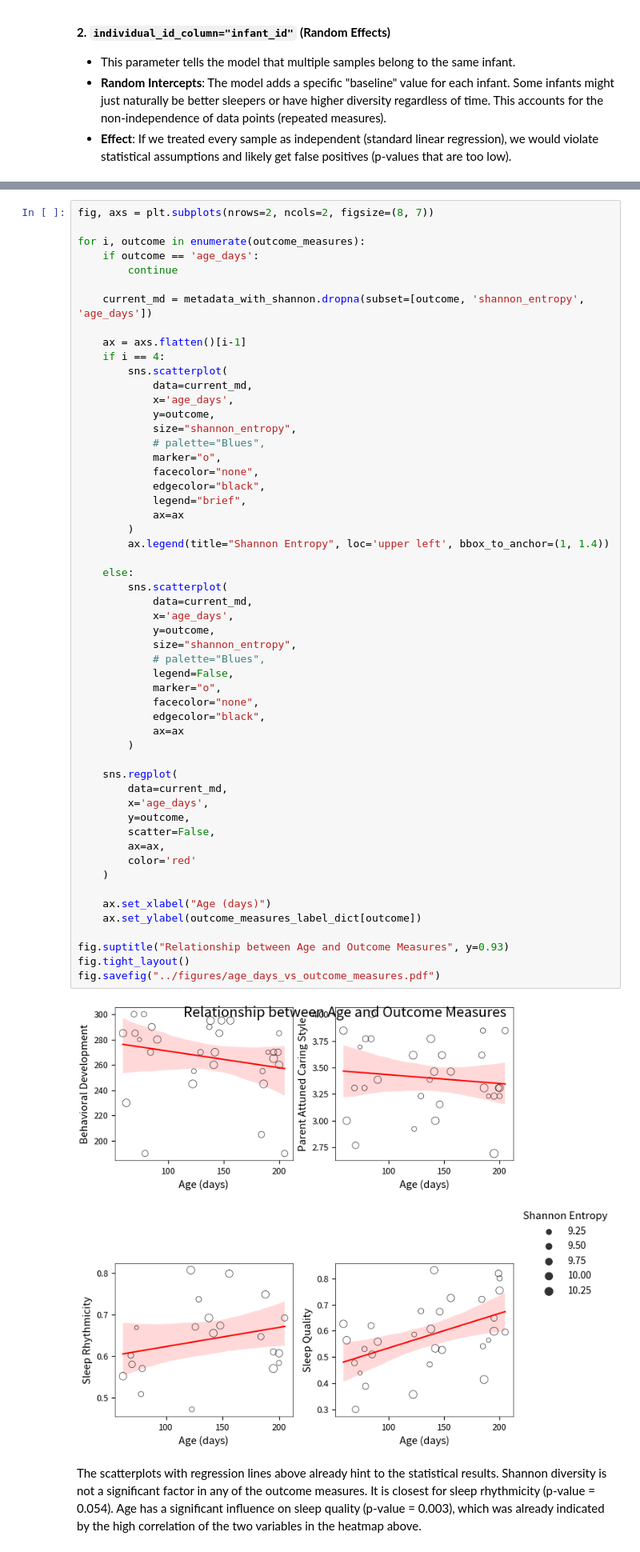
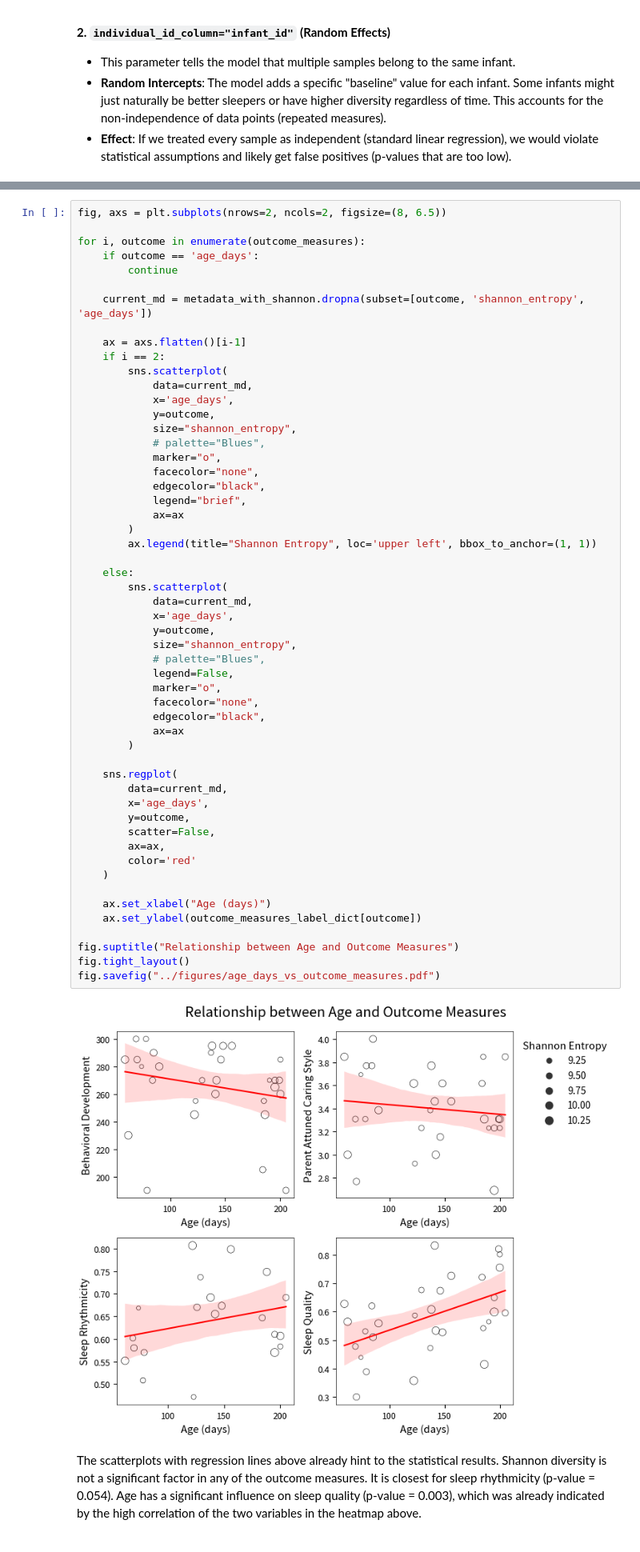
Before and after one commit to Emelie23/microbEvolve2, a Jupyter notebook: scripts/05-1_correlations.ipynb, the cells around one changed output, grey strips where cells are left out. Shown at 80% size. Drawn from its saved outputs; the diff is of its cells as text.

```diff
--- a/scripts/05-1_correlations.ipynb
+++ b/scripts/05-1_correlations.ipynb
@@ -328,5 +328,5 @@ fig.savefig("../figures/shannon_entropy_vs_outcome_measures.pdf")
 # %%
-fig, axs = plt.subplots(nrows=2, ncols=2, figsize=(8, 7))
+fig, axs = plt.subplots(nrows=2, ncols=2, figsize=(8, 6.5))
 
 for i, outcome in enumerate(outcome_measures):
     if outcome == 'age_days':
@@ -335,7 +335,7 @@ for i, outcome in enumerate(outcome_measures):
     current_md = metadata_with_shannon.dropna(subset=[outcome, 'shannon_entropy', 'age_days'])
 
     ax = axs.flatten()[i-1]
-    if i == 4:
+    if i == 2:
         sns.scatterplot(
             data=current_md,
             x='age_days',
@@ -348,39 +348,39 @@ for i, outcome in enumerate(outcome_measures):
             legend="brief",
             ax=ax
         )
-        ax.legend(title="Shannon Entropy", loc='upper left', bbox_to_anchor=(1, 1.4))
+        ax.legend(title="Shannon Entropy", loc='upper left', bbox_to_anchor=(1, 1))
 
     else:
         sns.scatterplot(
             data=current_md,
             x='age_days',
             y=outcome,
             size="shannon_entropy",
             # palette="Blues",
             legend=False,
             marker="o",
             facecolor="none",
             edgecolor="black",
             ax=ax
         )
 
     sns.regplot(
         data=current_md,
         x='age_days',
         y=outcome,
         scatter=False,
         ax=ax,
         color='red'
     )
 
     ax.set_xlabel("Age (days)")
     ax.set_ylabel(outcome_measures_label_dict[outcome])
 
-fig.suptitle("Relationship between Age and Outcome Measures", y=0.93)
+fig.suptitle("Relationship between Age and Outcome Measures")
 fig.tight_layout()
 fig.savefig("../figures/age_days_vs_outcome_measures.pdf")
 # %% [output]
-[figure, old version]
+[figure, new version]
 # %% [markdown]
 The scatterplots with regression lines above already hint to the statistical results.
 Shannon diversity is not a significant factor in any of the outcome measures. It is closest for sleep rhythmicity (p-value = 0.054). Age has a significant influence on sleep quality (p-value = 0.003), which was already indicated by the high correlation of the two variables in the heatmap above.
```
Also changed, not shown: parts of 4 cells of this notebook.
